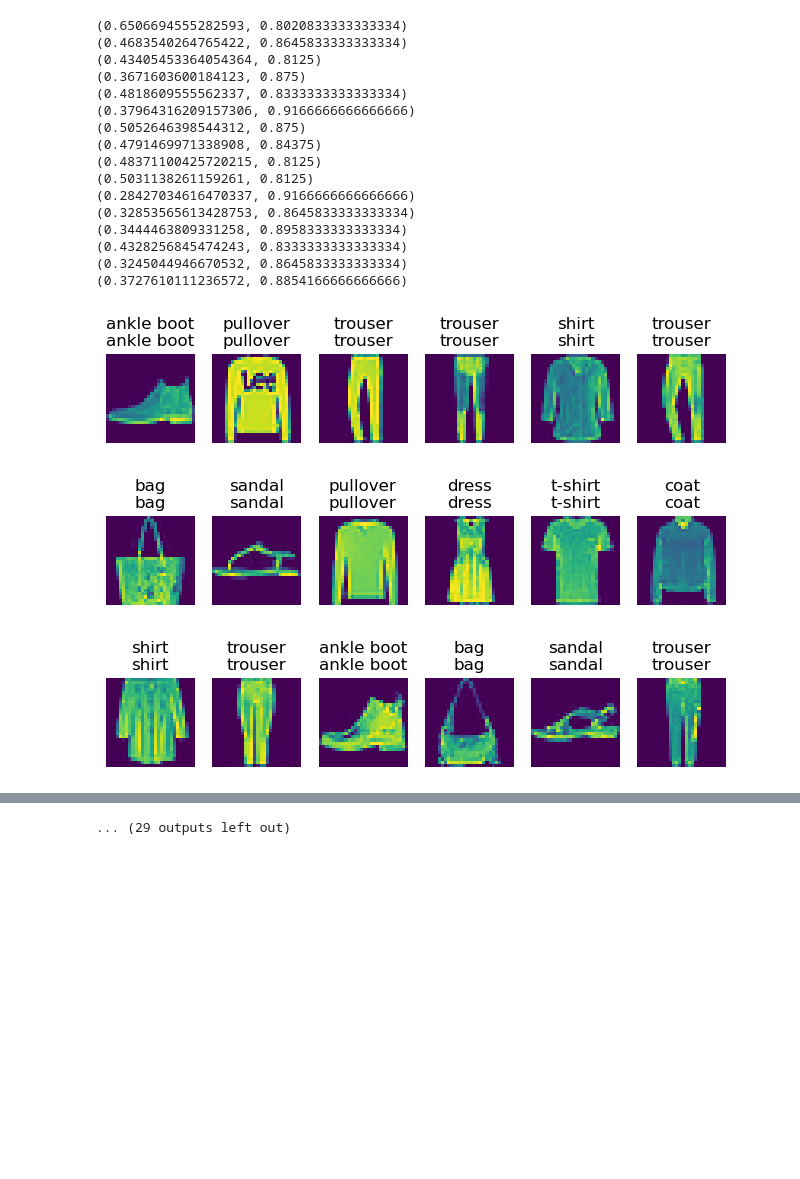
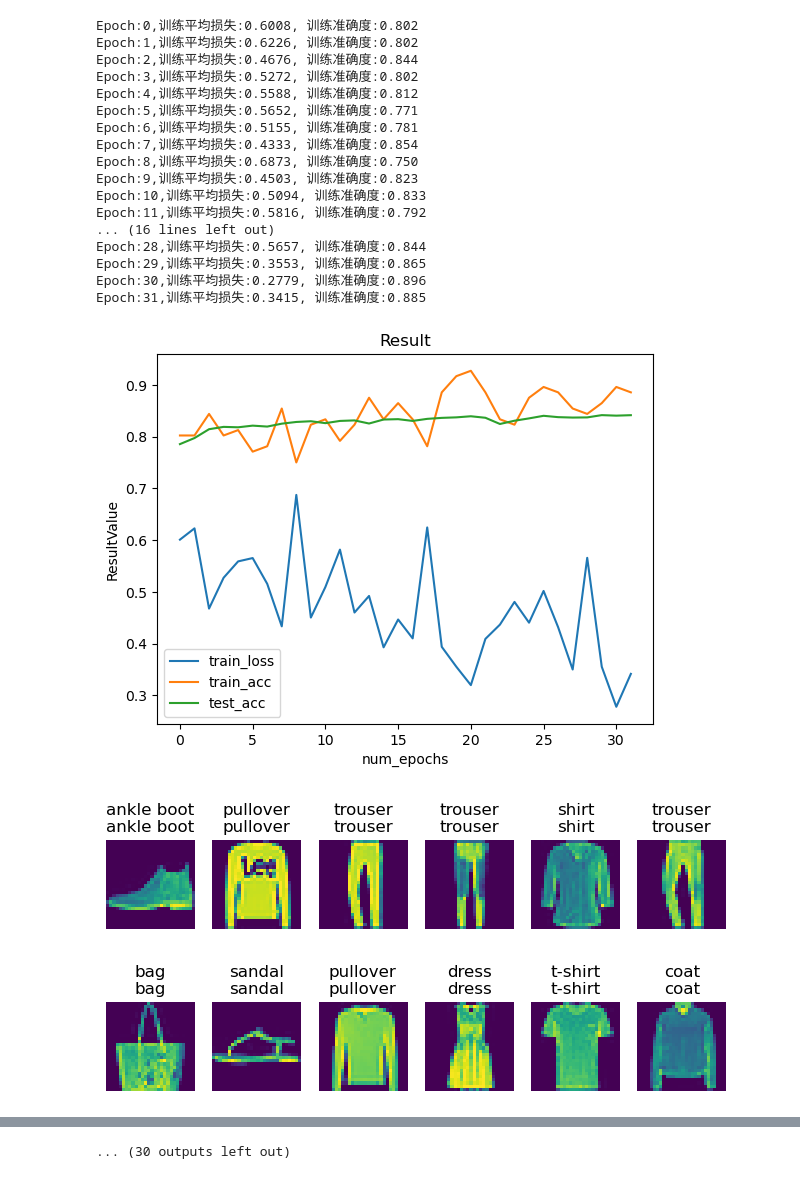
Before and after one commit to IrisXeK/DeepLearning, a Jupyter notebook: Simple Softmax Regression.ipynb, the cells around one changed output, grey strips where cells are left out. Cells and saved outputs as stored; diff of their text form; code cells hidden in the pictures; blank space fills up the shorter version.

```diff
--- a/Simple Softmax Regression.ipynb
+++ b/Simple Softmax Regression.ipynb
@@ -1,53 +1,55 @@
 # %%
 from st_train import *
 batch_size = 256
-num_epochs = 16
-learning_rate = 0.1
+num_epochs = 32
+learning_rate = 0.07
 train_set, test_set = (
             data.DataLoader(torchvision.datasets.FashionMNIST(root='./data', train=True,
                                                                         transform=transforms.ToTensor(),
                                                                         download=True),
                             num_workers=16, batch_size=batch_size, shuffle=True),
             data.DataLoader(torchvision.datasets.FashionMNIST(root='./data', train=False,
                                                                         transform=transforms.ToTensor(),
                                                                         download=True),
                             num_workers=16, batch_size=batch_size, shuffle=False))
 def weight_init(m): # 初始化权重矩阵
     if isinstance(m,nn.Linear):
         return nn.init.normal_(m.weight,mean=0,std=0.01) # 这个函数将一个tensor用正态分布的值填满
 """
 定义网络net:
 Pytorch不会隐性地调整输入的形状,所以定义一个展平层Flatten()调整网络的输入形状
 """
-
 net = nn.Sequential(
     nn.Flatten(),
     nn.Linear(784,10)
 )
 
 
-net.apply(weight_init)
+net.apply(weight_init) # apply函数递归地把一个函数应用到每个子模块(这里是初始化权重函数)
 loss_function = nn.CrossEntropyLoss(reduction='none')
 updater = torch.optim.SGD(net.parameters(), lr=learning_rate)
-std_train(net, train_set, test_set, loss_function, num_epochs, updater)
+Res = ResVisualization(('train_loss', 'train_acc', 'test_acc'), num_epochs)
+train(net, train_set, test_set, loss_function, num_epochs, updater, Res)
+Res.plot_res()
 std_prediction(net, test_set, 6)
 # %% [output]
-(0.6506694555282593, 0.8020833333333334)
-(0.4683540264765422, 0.8645833333333334)
-(0.43405453364054364, 0.8125)
-(0.3671603600184123, 0.875)
-(0.4818609555562337, 0.8333333333333334)
-(0.37964316209157306, 0.9166666666666666)
-(0.5052646398544312, 0.875)
-(0.4791469971338908, 0.84375)
-(0.48371100425720215, 0.8125)
-(0.5031138261159261, 0.8125)
-(0.28427034616470337, 0.9166666666666666)
-(0.32853565613428753, 0.8645833333333334)
-(0.3444463809331258, 0.8958333333333334)
-(0.4328256845474243, 0.8333333333333334)
-(0.3245044946670532, 0.8645833333333334)
-(0.3727610111236572, 0.8854166666666666)
+Epoch:0,训练平均损失:0.6008, 训练准确度:0.802
+Epoch:1,训练平均损失:0.6226, 训练准确度:0.802
+Epoch:2,训练平均损失:0.4676, 训练准确度:0.844
+Epoch:3,训练平均损失:0.5272, 训练准确度:0.802
+Epoch:4,训练平均损失:0.5588, 训练准确度:0.812
+Epoch:5,训练平均损失:0.5652, 训练准确度:0.771
+Epoch:6,训练平均损失:0.5155, 训练准确度:0.781
+Epoch:7,训练平均损失:0.4333, 训练准确度:0.854
+Epoch:8,训练平均损失:0.6873, 训练准确度:0.750
+Epoch:9,训练平均损失:0.4503, 训练准确度:0.823
+Epoch:10,训练平均损失:0.5094, 训练准确度:0.833
+Epoch:11,训练平均损失:0.5816, 训练准确度:0.792
+... (16 lines left out)
+Epoch:28,训练平均损失:0.5657, 训练准确度:0.844
+Epoch:29,训练平均损失:0.3553, 训练准确度:0.865
+Epoch:30,训练平均损失:0.2779, 训练准确度:0.896
+Epoch:31,训练平均损失:0.3415, 训练准确度:0.885
-[figure, old version]
+[figure, new version]
-[figure, old version]
+[figure, new version]
-[figure, old version]
+[figure, new version]
@@ -62 +64 @@ std_prediction(net, test_set, 6)
-... (29 outputs left out)
+... (30 outputs left out)
```
Also changed, not shown: parts of 1 cell of this notebook, 4 other files.
